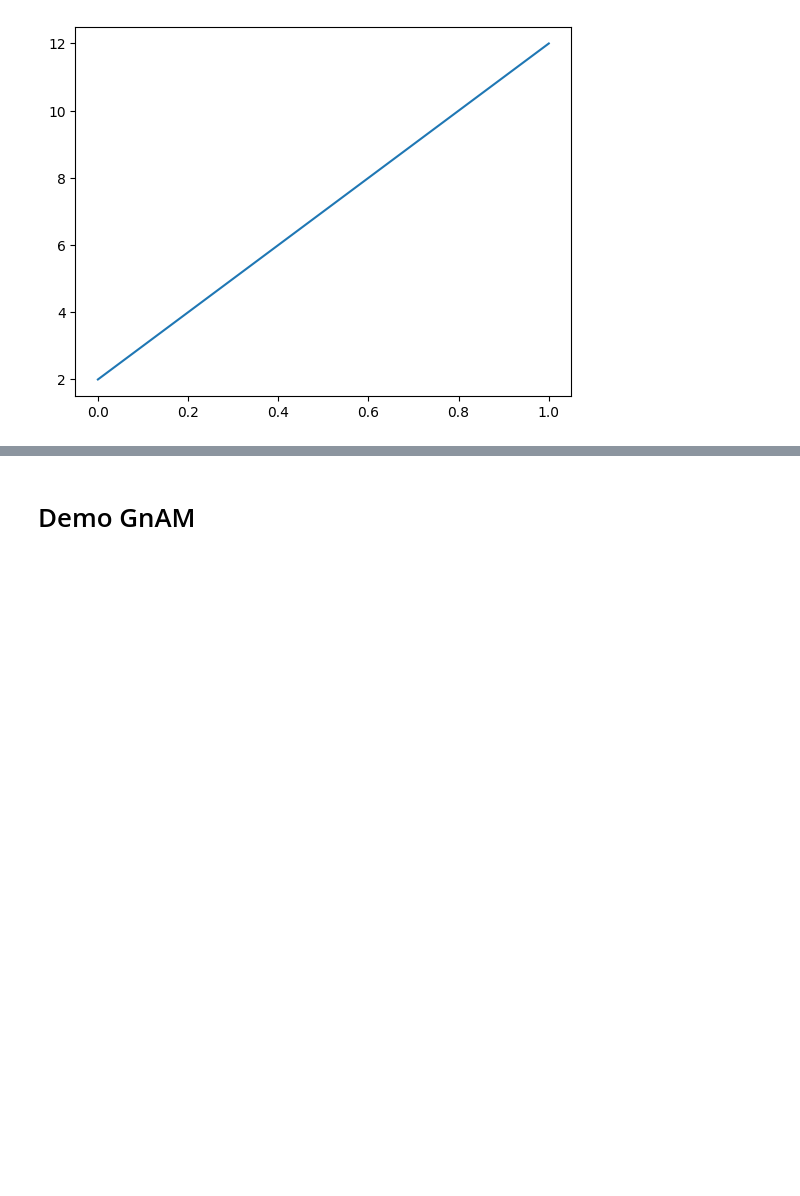
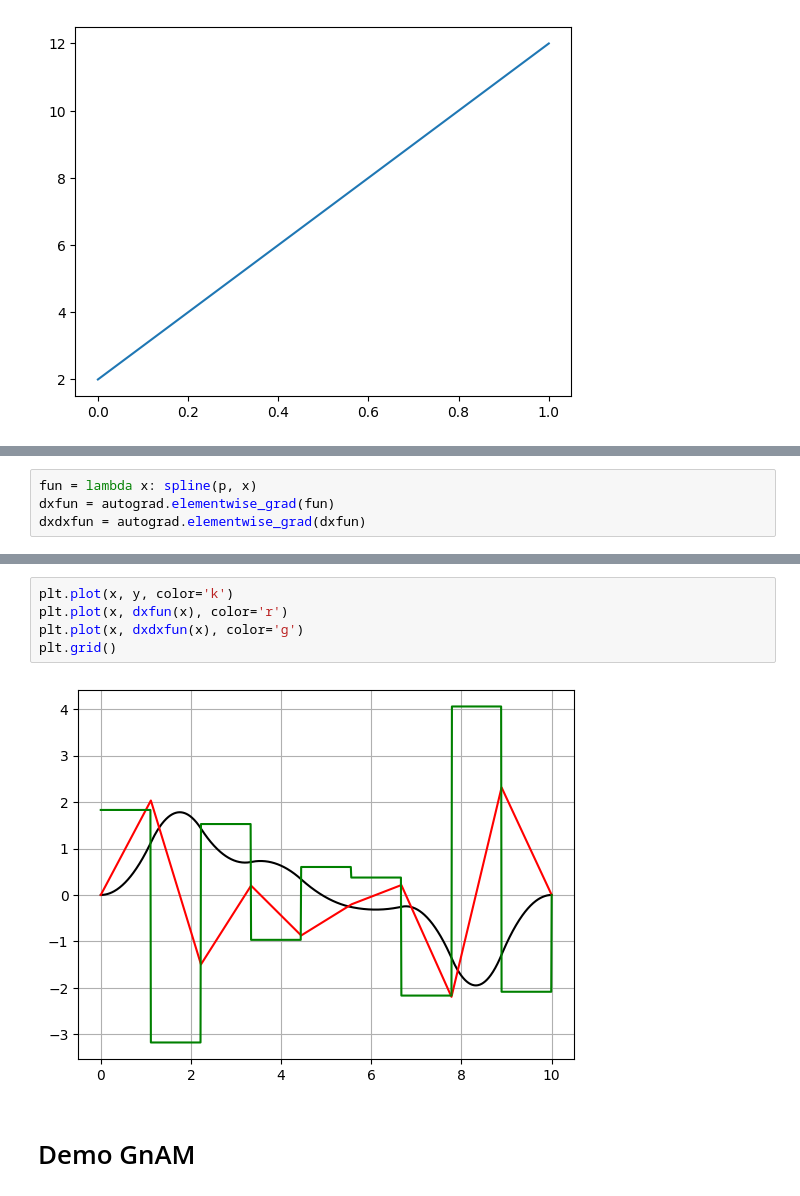
Before and after one commit to clarkmaio/slurp, a Jupyter notebook: notebook/demo_scipy.ipynb, the cells around one changed output, grey strips where cells are left out. Cells and saved outputs as stored; diff of their text form; blank space fills up the shorter version.

```diff
--- a/notebook/demo_scipy.ipynb
+++ b/notebook/demo_scipy.ipynb
@@ -54,0 +56,4 @@ plt.plot(x, y, color='k', linewidth=3)
+# %%
+fun = lambda x: spline(p, x)
+dxfun = autograd.elementwise_grad(fun)
+dxdxfun = autograd.elementwise_grad(dxfun)
@@ -55,3 +64,10 @@ plt.plot(x, y, color='k', linewidth=3)
+# %%
+plt.plot(x, y, color='k')
+plt.plot(x, dxfun(x), color='r')
+plt.plot(x, dxdxfun(x), color='g')
+plt.grid()
+# %% [output]
+[figure, added]
 # %% [markdown]
 # Demo GnAM
 # %%
```
Also changed, not shown: parts of 7 cells of this notebook, 5 other files.
